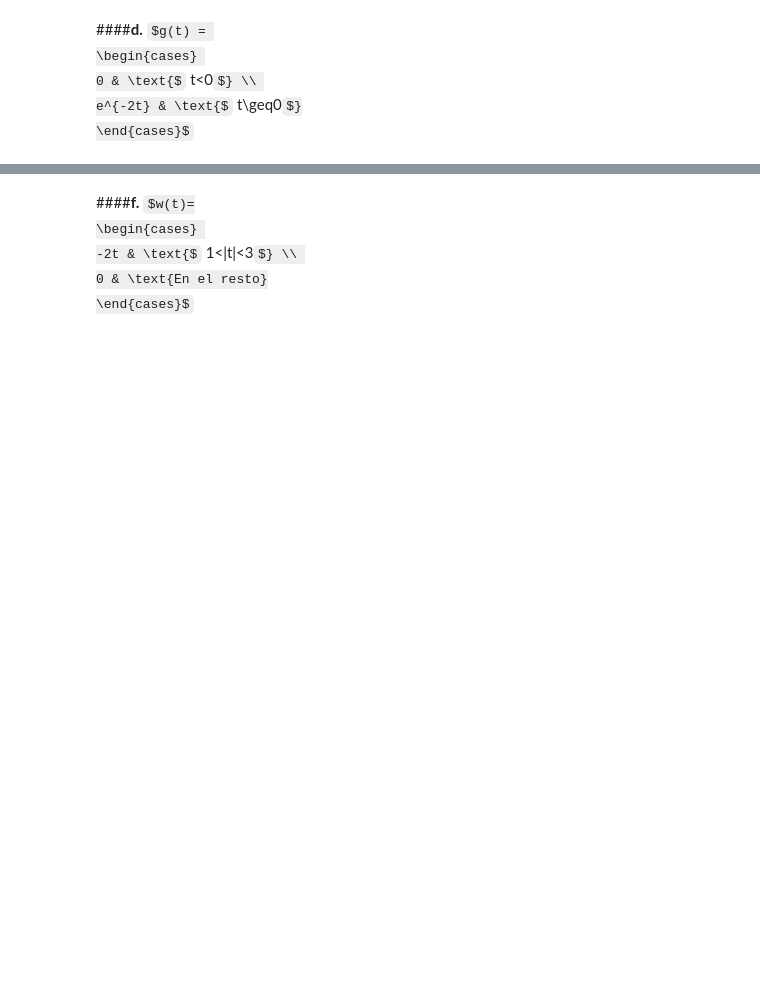
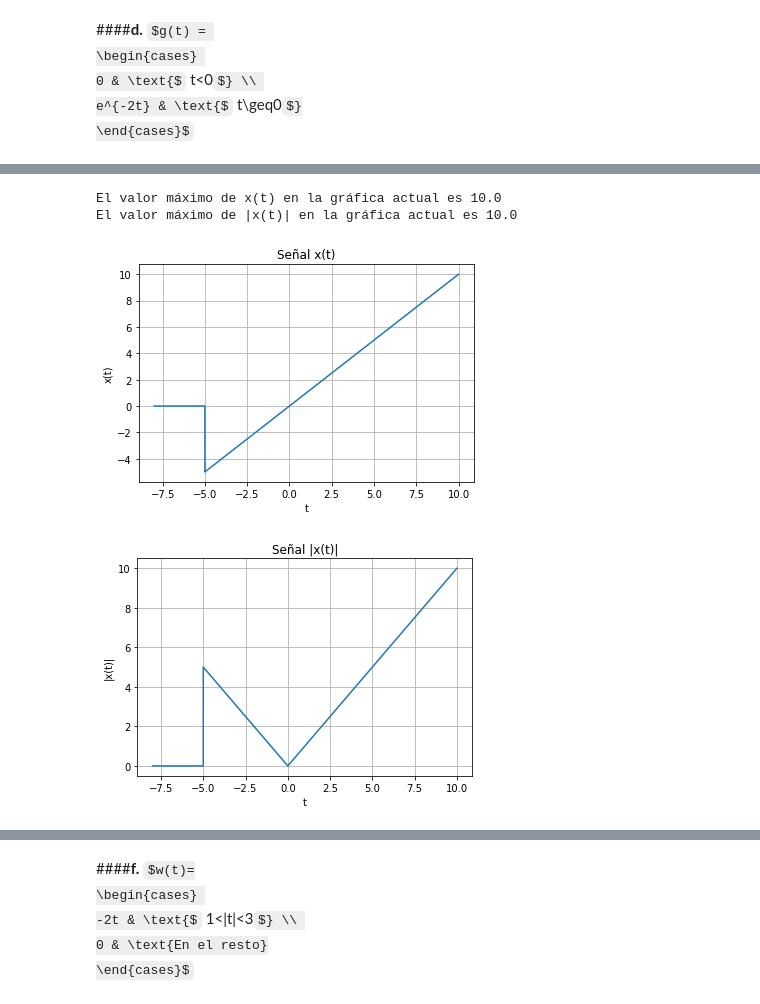
Before and after one commit to SebastianBravo/Solucion_STC, a Jupyter notebook: STC.ipynb, the cells around one changed output, grey strips where cells are left out. Saved outputs shown, nothing was run; the diff lists cells and outputs as text; code cells hidden in the pictures; some formulas as TeX source; blank space fills up the shorter version.

```diff
--- a/STC.ipynb
+++ b/STC.ipynb
@@ -179,0 +315,52 @@ El valor máximo de g es 1.0
+# %%
+import matplotlib.pyplot as plt
+import numpy as np
+
+# Tiempo inicial de la gráfica
+t_inicial = -8
+
+# Tiempo final de la gráfica
+t_final = 10
+
+# Número de puntos a graficar
+puntos = 10000
+
+# No modificar a partir de este punto
+# Vector tiempo
+t = np.linspace(t_inicial,t_final,puntos)
+
+# Para cada valor del vector tiempo, calcula g
+x = []
+for i in t:
+  if i <= -5:
+    x.append(0)
+  else:
+    x.append(i)
+
+# Para cada valor de g, calcula su valor absoluto
+x_abs = [abs(i) for i in x]
+
+# Calcula el valor máximo de la señal y del valor absoluto de la señal
+print(f"El valor máximo de x(t) en la gráfica actual es {max(x)}")
+print(f"El valor máximo de |x(t)| en la gráfica actual es {max(x_abs)}")
+
+# Gráfica de la Señal
+plt.plot(t,x)
+plt.xlabel('t')
+plt.ylabel('x(t)')
+plt.title('Señal x(t)')
+plt.grid(True)
+plt.show()
+
+# Gráfica del valor absoluto de la Señal
+plt.plot(t,x_abs)
+plt.xlabel('t')
+plt.ylabel('|x(t)|')
+plt.title('Señal |x(t)|')
+plt.grid(True)
+plt.show()
+# %% [output]
+El valor máximo de x(t) en la gráfica actual es 10.0
+El valor máximo de |x(t)| en la gráfica actual es 10.0
+[figure, added]
+[figure, added]
```
Also changed, not shown: parts of 101 cells of this notebook.
